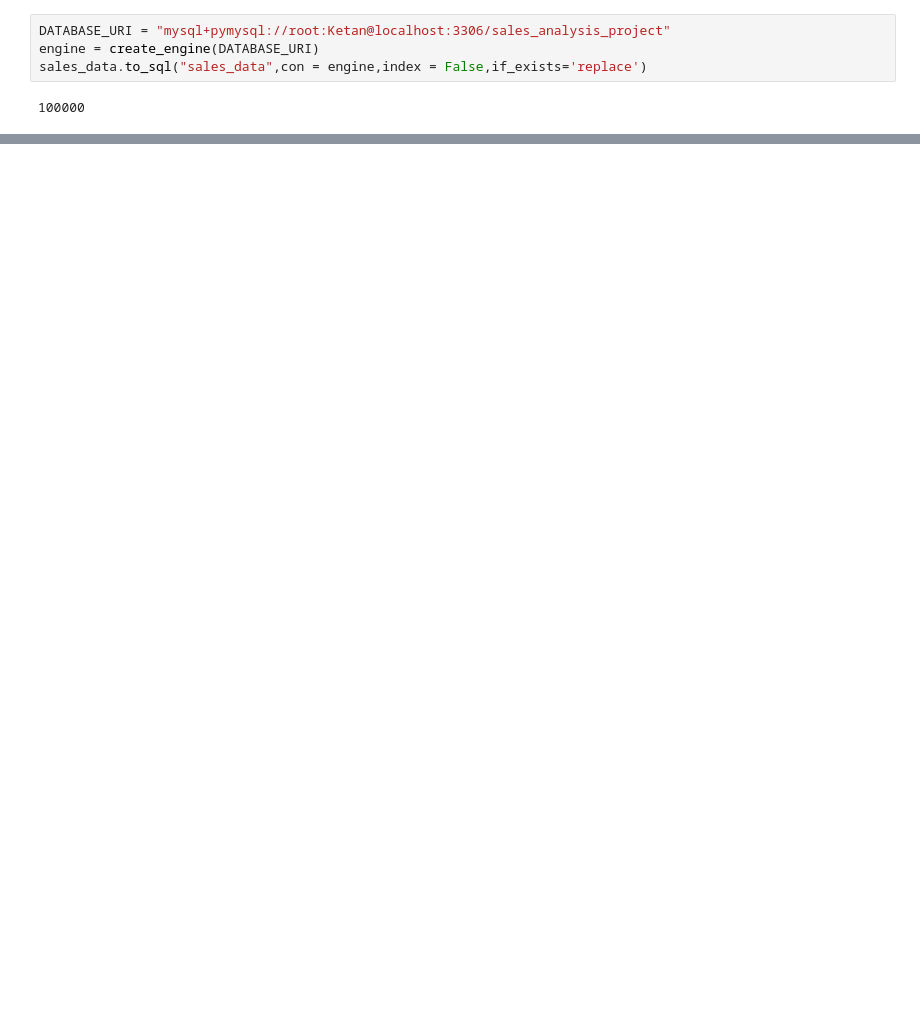
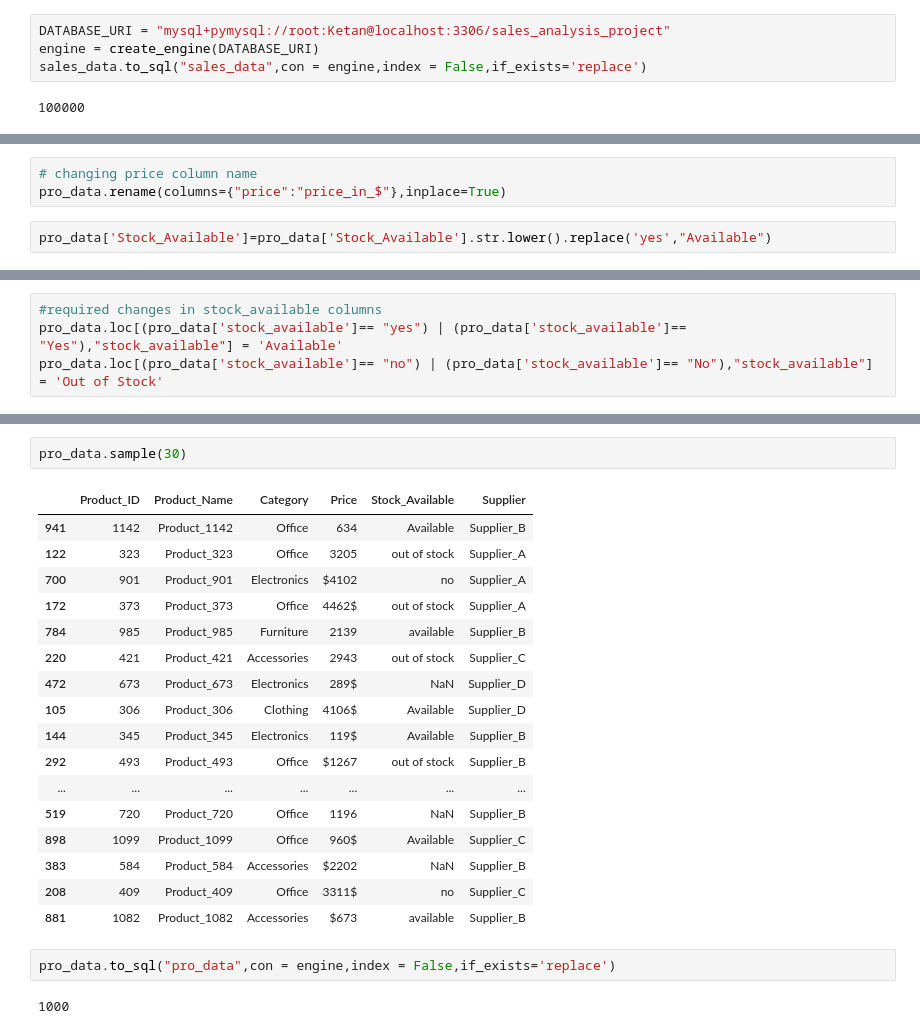
Before and after one commit to kumarkketan/Sales_analysis, a Jupyter notebook: data_cleaning.ipynb, the cells around one changed output, grey strips where cells are left out. Cells and saved outputs as stored; diff of their text form; blank space fills up the shorter version.

```diff
--- a/data_cleaning.ipynb
+++ b/data_cleaning.ipynb
@@ -218,0 +521,5 @@ sales_data.to_sql("sales_data",con = engine,index = False,if_exists='replace')
+# %%
+# changing price column name
+pro_data.rename(columns={"price":"price_in_$"},inplace=True)
+# %%
+pro_data['Stock_Available']=pro_data['Stock_Available'].str.lower().replace('yes',"Available")
@@ -218,0 +544,4 @@ sales_data.to_sql("sales_data",con = engine,index = False,if_exists='replace')
+# %%
+#required changes in stock_available columns
+pro_data.loc[(pro_data['stock_available']== "yes") | (pro_data['stock_available']== "Yes"),"stock_available"] = 'Available'
+pro_data.loc[(pro_data['stock_available']== "no") | (pro_data['stock_available']== "No"),"stock_available"] = 'Out of Stock'
@@ -218,0 +575,24 @@ sales_data.to_sql("sales_data",con = engine,index = False,if_exists='replace')
+# %%
+pro_data.sample(30)
+# %% [output]
+|  | Product_ID | Product_Name | Category | Price | Stock_Available | Supplier |
+| 941 | 1142 | Product_1142 | Office | 634 | Available | Supplier_B |
+| 122 | 323 | Product_323 | Office | 3205 | out of stock | Supplier_A |
+| 700 | 901 | Product_901 | Electronics | $4102 | no | Supplier_A |
+| 172 | 373 | Product_373 | Office | 4462$ | out of stock | Supplier_A |
+| 784 | 985 | Product_985 | Furniture | 2139 | available | Supplier_B |
+| 220 | 421 | Product_421 | Accessories | 2943 | out of stock | Supplier_C |
+| 472 | 673 | Product_673 | Electronics | 289$ | NaN | Supplier_D |
+| 105 | 306 | Product_306 | Clothing | 4106$ | Available | Supplier_D |
+| 144 | 345 | Product_345 | Electronics | 119$ | Available | Supplier_B |
+| 292 | 493 | Product_493 | Office | $1267 | out of stock | Supplier_B |
+| ... | ... | ... | ... | ... | ... | ... |
+| 519 | 720 | Product_720 | Office | 1196 | NaN | Supplier_B |
+| 898 | 1099 | Product_1099 | Office | 960$ | Available | Supplier_C |
+| 383 | 584 | Product_584 | Accessories | $2202 | NaN | Supplier_B |
+| 208 | 409 | Product_409 | Office | 3311$ | no | Supplier_C |
+| 881 | 1082 | Product_1082 | Accessories | $673 | available | Supplier_B |
+# %%
+pro_data.to_sql("pro_data",con = engine,index = False,if_exists='replace')
+# %% [output]
+1000
```
Also changed, not shown: parts of 38 cells of this notebook, 2 other files.
